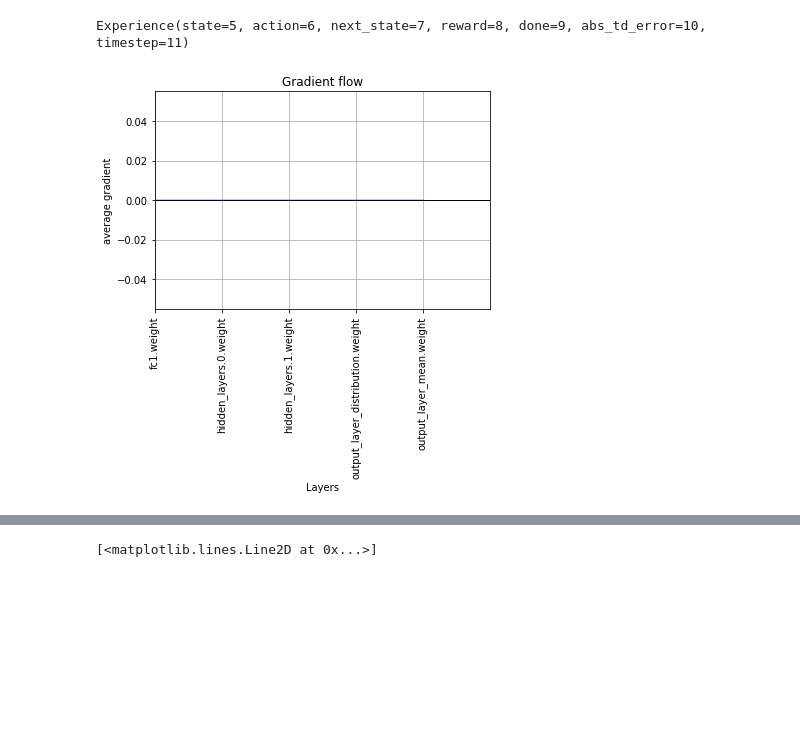
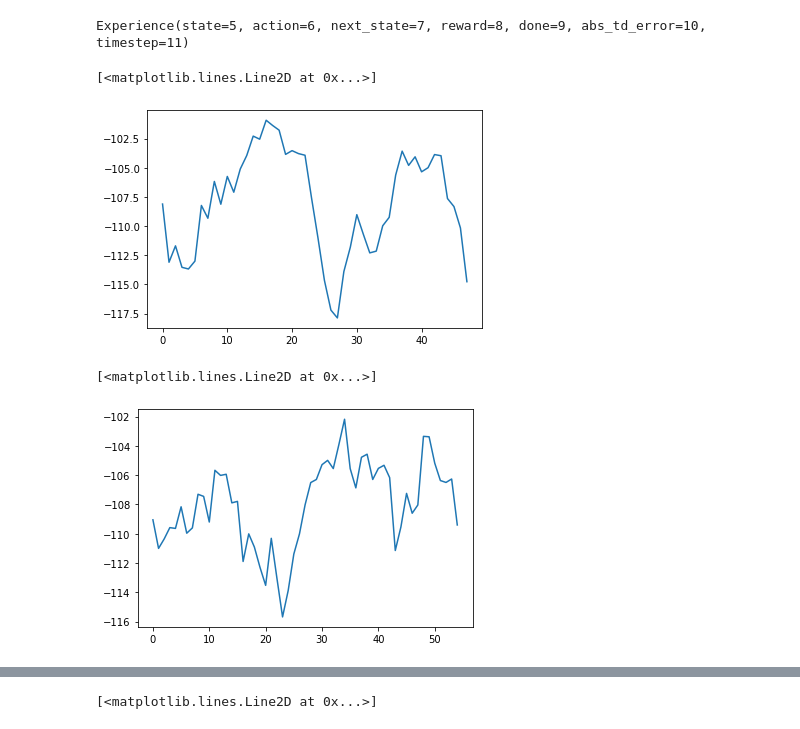
Before and after one commit to Kikumu/Reinforcement-Learning-repo, a Jupyter notebook: state_of_the_art/Soft-Actor-Critic with Prioritized Experience Replay.ipynb, the cells around one changed output, grey strips where cells are left out. Cells and saved outputs as stored; diff of their text form; code cells hidden in the pictures; blank space fills up the shorter version.

```diff
--- a/state_of_the_art/Soft-Actor-Critic with Prioritized Experience Replay.ipynb
+++ b/state_of_the_art/Soft-Actor-Critic with Prioritized Experience Replay.ipynb
@@ -263,9 +263,8 @@ def update_online_model(experience_samples,\
     max_q_sa_online_b = online_q_network_b(states, current_actions.detach())
     max_q_online__ = torch.min(max_q_sa_online_a, max_q_sa_online_b)
     max_q_online__*= weighted_importance
-    #print("max_q_online__", max_q_online__)
 
-    policy_loss = (-1*(max_q_online__.detach() - optimized_alpha*log_pi)).mean()#policy loss
+    policy_loss = -(max_q_online__.detach() - optimized_alpha*log_pi).mean()#policy loss
 
     predicted_online_action_policy,\
                 log_pi_ns, _ = online_policy_network.full_pass(next_states)
@@ -302,6 +301,7 @@ def update_online_model(experience_samples,\
     online_q_optimizer_a.zero_grad()
     q_online_value_loss_a.backward()
     online_q_optimizer_a.step()
+
     online_q_optimizer_b.zero_grad()
     q_online_value_loss_b.backward()
     online_q_optimizer_b.step()
@@ -388,10 +388,10 @@ def SAC_PER(env,
          beta_pr=0.3,
          memory_size = 10000,
          tau = 0.01,
-         offline_update = 100,
+         offline_update = 5,
          min_sample_size=140,
          batch_size = 64,
-         n_ep=500,
+         n_ep=100,
          max_steps = 100000,
          max_steps_per_ep = 200
          ):
@@ -439,10 +439,9 @@ def SAC_PER(env,
                 #print(action)
             next_state, reward, done, info = env.step(action)
             td_error = query_error(online_policy_network, offline_q_network_a, offline_q_network_b,\
-                online_q_network_a, online_q_network_b, state, action, next_state, reward, gamma)
-            #print("td error: ", td_error.shape)
+                                online_q_network_a, online_q_network_b,\
+                                state, action, next_state, reward, gamma)
             td_error = np.squeeze(td_error, axis = 0)
-            #print("td error: ", td_error.shape)
             reward_accumulated+=reward
             is_truncated = 'TimeLimit.truncated' in info and\
                                 info['TimeLimit.truncated']
@@ -483,10 +482,6 @@ env = gym.make('BipedalWalker-v3')
 env.close()
 # %%
 pn, rewards = SAC_PER(env)
-# %%
-plot_grad_flow(pn.named_parameters())
-# %% [output]
-[figure, removed]
 # %%
 
 arr = uniform_filter1d(rewards, size=5)
@@ -498,0 +496,10 @@ for i,e in enumerate(arr):
+# %%
+plt.plot(y, x)#0.001, 1
+# %% [output]
+[<matplotlib.lines.Line2D at 0x...>]
+[figure, added]
+# %%
+plt.plot(y, x)#0.001, 1
+# %% [output]
+[<matplotlib.lines.Line2D at 0x...>]
+[figure, added]
```
Also changed, not shown: parts of 3 cells of this notebook.
